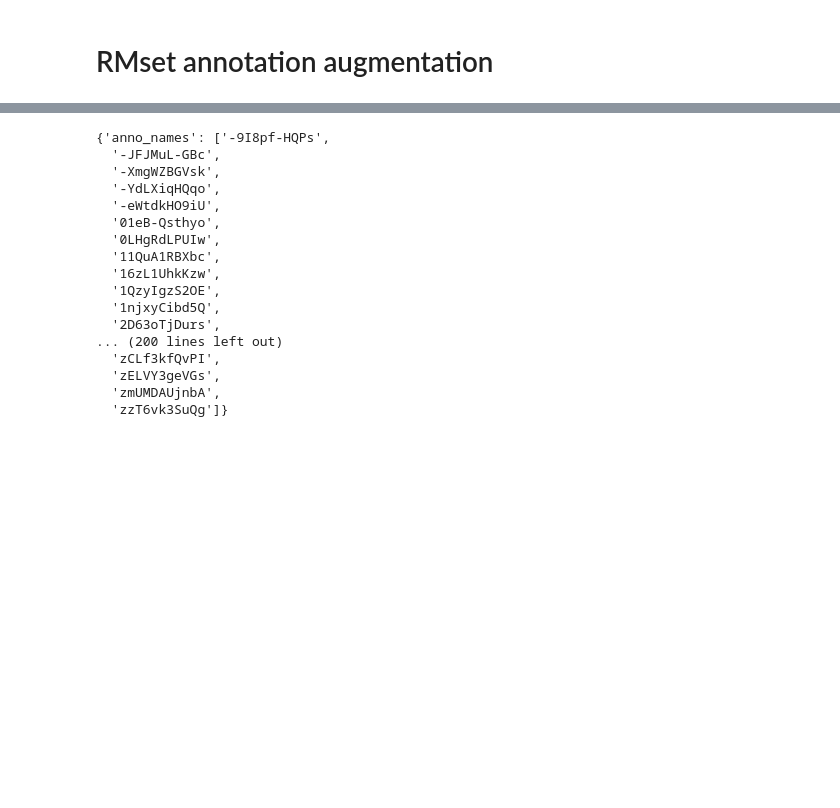
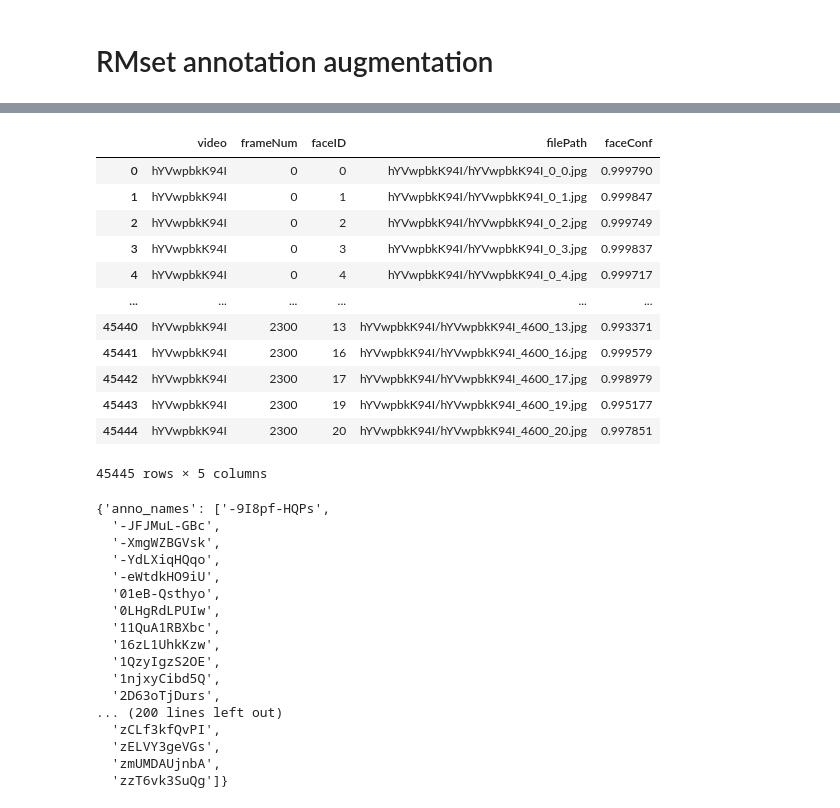
Before and after one commit to yunseongcho/RMFER, a Jupyter notebook: 실험실.ipynb, the cells around one changed output, grey strips where cells are left out. Drawn from its saved outputs; the diff is of its cells as text; code cells hidden in the pictures; blank space fills up the shorter version.

```diff
--- a/실험실.ipynb
+++ b/실험실.ipynb
@@ -85,3 +117,19 @@ for n_skip in range(1, 31):
+# %%
+anno_df
+# %% [output]
+|  | video | frameNum | faceID | filePath | faceConf |
+| 0 | hYVwpbkK94I | 0 | 0 | hYVwpbkK94I/hYVwpbkK94I_0_0.jpg | 0.999790 |
+| 1 | hYVwpbkK94I | 0 | 1 | hYVwpbkK94I/hYVwpbkK94I_0_1.jpg | 0.999847 |
+| 2 | hYVwpbkK94I | 0 | 2 | hYVwpbkK94I/hYVwpbkK94I_0_2.jpg | 0.999749 |
+| 3 | hYVwpbkK94I | 0 | 3 | hYVwpbkK94I/hYVwpbkK94I_0_3.jpg | 0.999837 |
+| 4 | hYVwpbkK94I | 0 | 4 | hYVwpbkK94I/hYVwpbkK94I_0_4.jpg | 0.999717 |
+| ... | ... | ... | ... | ... | ... |
+| 45440 | hYVwpbkK94I | 2300 | 13 | hYVwpbkK94I/hYVwpbkK94I_4600_13.jpg | 0.993371 |
+| 45441 | hYVwpbkK94I | 2300 | 16 | hYVwpbkK94I/hYVwpbkK94I_4600_16.jpg | 0.999579 |
+| 45442 | hYVwpbkK94I | 2300 | 17 | hYVwpbkK94I/hYVwpbkK94I_4600_17.jpg | 0.998979 |
+| 45443 | hYVwpbkK94I | 2300 | 19 | hYVwpbkK94I/hYVwpbkK94I_4600_19.jpg | 0.995177 |
+| 45444 | hYVwpbkK94I | 2300 | 20 | hYVwpbkK94I/hYVwpbkK94I_4600_20.jpg | 0.997851 |
+45445 rows × 5 columns
 # %%
 for anno_name in os.listdir(src_root):
     anno_df = pd.read_pickle(os.path.join(src_root, anno_name))
```
Also changed, not shown: parts of 4 cells of this notebook.
